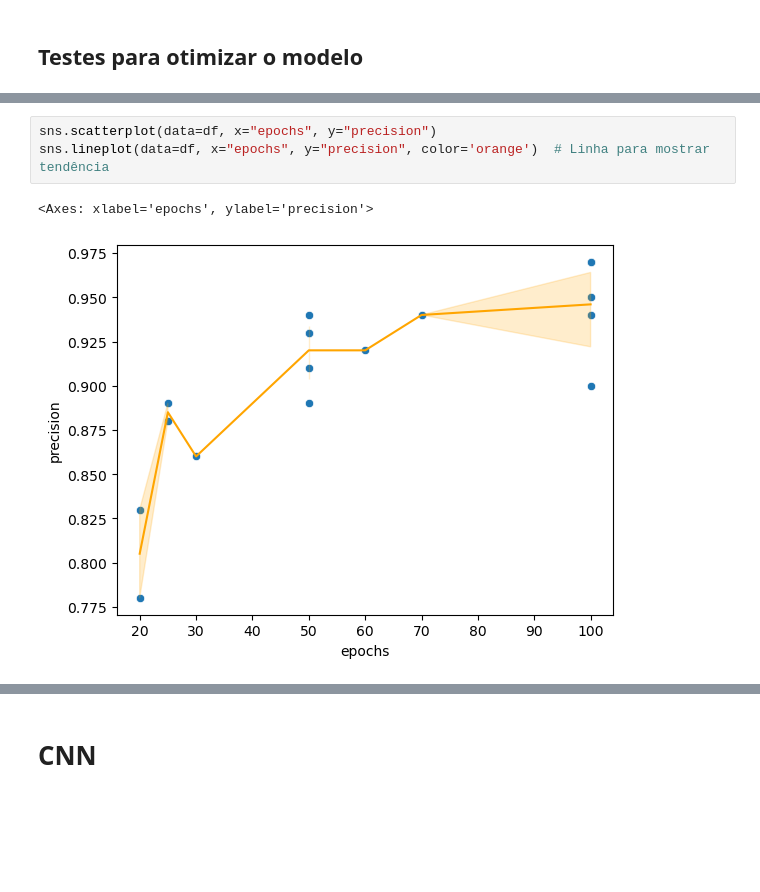
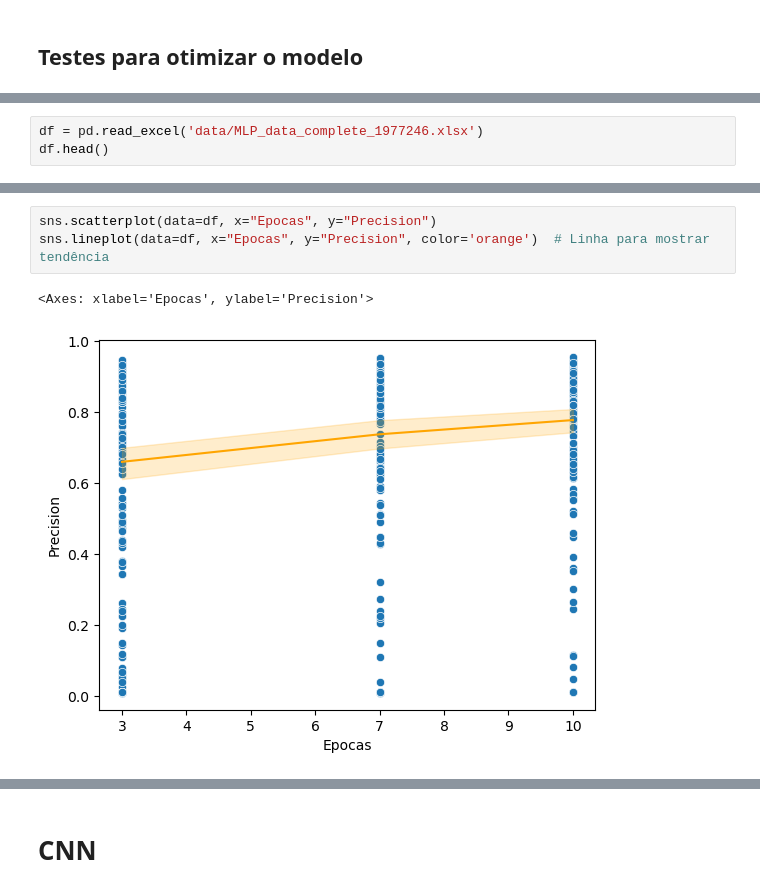
Before and after one commit to Erickllino/Projeto-IF702, a Jupyter notebook: 1o-MiniProjeto/main.ipynb, the cells around one changed output, grey strips where cells are left out. Cells and saved outputs as stored; diff of their text form; blank space fills up the shorter version.

```diff
--- a/1o-MiniProjeto/main.ipynb
+++ b/1o-MiniProjeto/main.ipynb
@@ -281,0 +194,3 @@ df
+# %%
+df = pd.read_excel('data/MLP_data_complete_1977246.xlsx')
+df.head()
@@ -282,7 +205,7 @@ df
 # %%
-sns.scatterplot(data=df, x="epochs", y="precision")
-sns.lineplot(data=df, x="epochs", y="precision", color='orange')  # Linha para mostrar tendência
+sns.scatterplot(data=df, x="Epocas", y="Precision")
+sns.lineplot(data=df, x="Epocas", y="Precision", color='orange')  # Linha para mostrar tendência
 # %% [output]
-<Axes: xlabel='epochs', ylabel='precision'>
+<Axes: xlabel='Epocas', ylabel='Precision'>
-[figure, old version]
+[figure, new version]
 # %%
```
Also changed, not shown: parts of 30 cells of this notebook.
